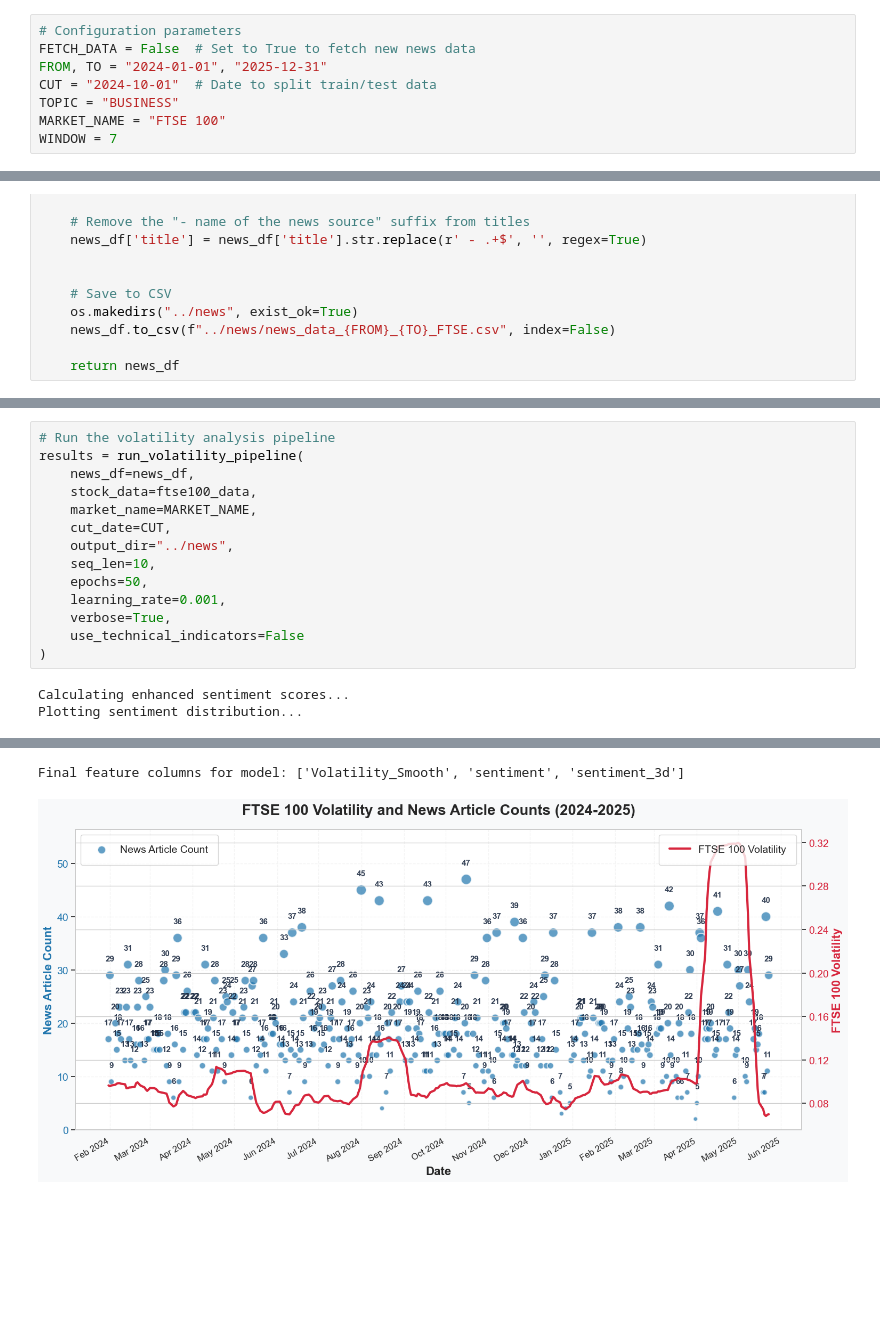
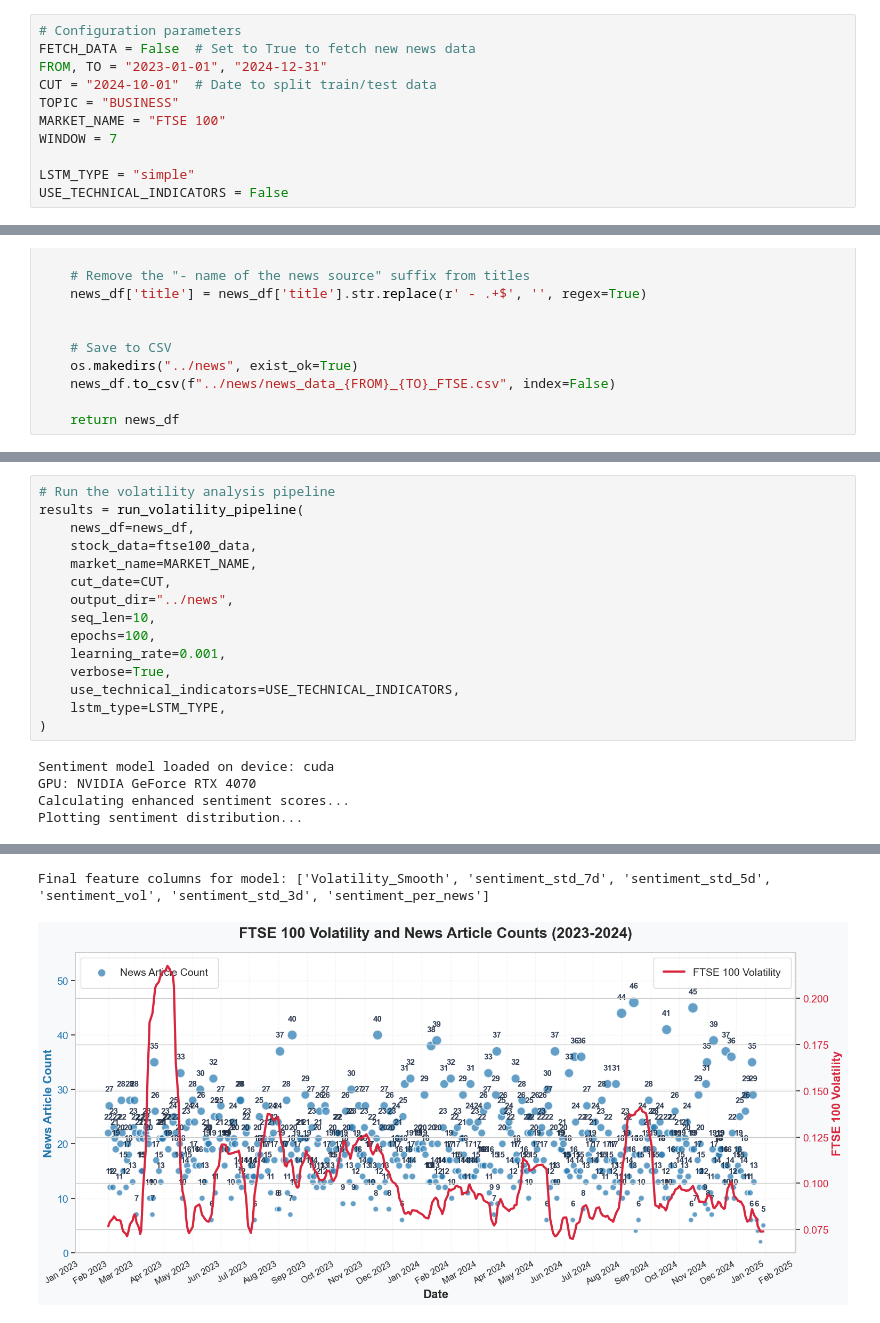
Before and after one commit to nestorojeda/DistilBERTFinancialSentiment, a Jupyter notebook: notebooks/5_volatility_analysis_ftse.ipynb, the cells around one changed output, grey strips where cells are left out. Saved outputs shown, nothing was run; the diff lists cells and outputs as text; blank space fills up the shorter version.

```diff
--- a/notebooks/5_volatility_analysis_ftse.ipynb
+++ b/notebooks/5_volatility_analysis_ftse.ipynb
@@ -12,11 +18,14 @@ from volatility_pipeline import *
 # %%
 # Configuration parameters
 FETCH_DATA = False  # Set to True to fetch new news data
-FROM, TO = "2024-01-01", "2025-12-31"
+FROM, TO = "2023-01-01", "2024-12-31"
 CUT = "2024-10-01"  # Date to split train/test data
 TOPIC = "BUSINESS"
 MARKET_NAME = "FTSE 100"
 WINDOW = 7
+
+LSTM_TYPE = "simple"
+USE_TECHNICAL_INDICATORS = False
 # %%
 keywords = [
     "FTSE 100",
@@ -103,11 +112,14 @@ results = run_volatility_pipeline(
     cut_date=CUT,
     output_dir="../news",
     seq_len=10,
-    epochs=50,
+    epochs=100,
     learning_rate=0.001,
     verbose=True,
-    use_technical_indicators=False
+    use_technical_indicators=USE_TECHNICAL_INDICATORS,
+    lstm_type=LSTM_TYPE,
 )
 # %% [output]
+Sentiment model loaded on device: cuda
+GPU: NVIDIA GeForce RTX 4070
 Calculating enhanced sentiment scores...
 Plotting sentiment distribution...
@@ -115,2 +127,2 @@ Plotting sentiment distribution...
-Final feature columns for model: ['Volatility_Smooth', 'sentiment', 'sentiment_3d']
+Final feature columns for model: ['Volatility_Smooth', 'sentiment_std_7d', 'sentiment_std_5d', 'sentiment_vol', 'sentiment_std_3d', 'sentiment_per_news']
-[figure, old version]
+[figure, new version]
```
Also changed, not shown: parts of 9 cells of this notebook, 1 other file.
